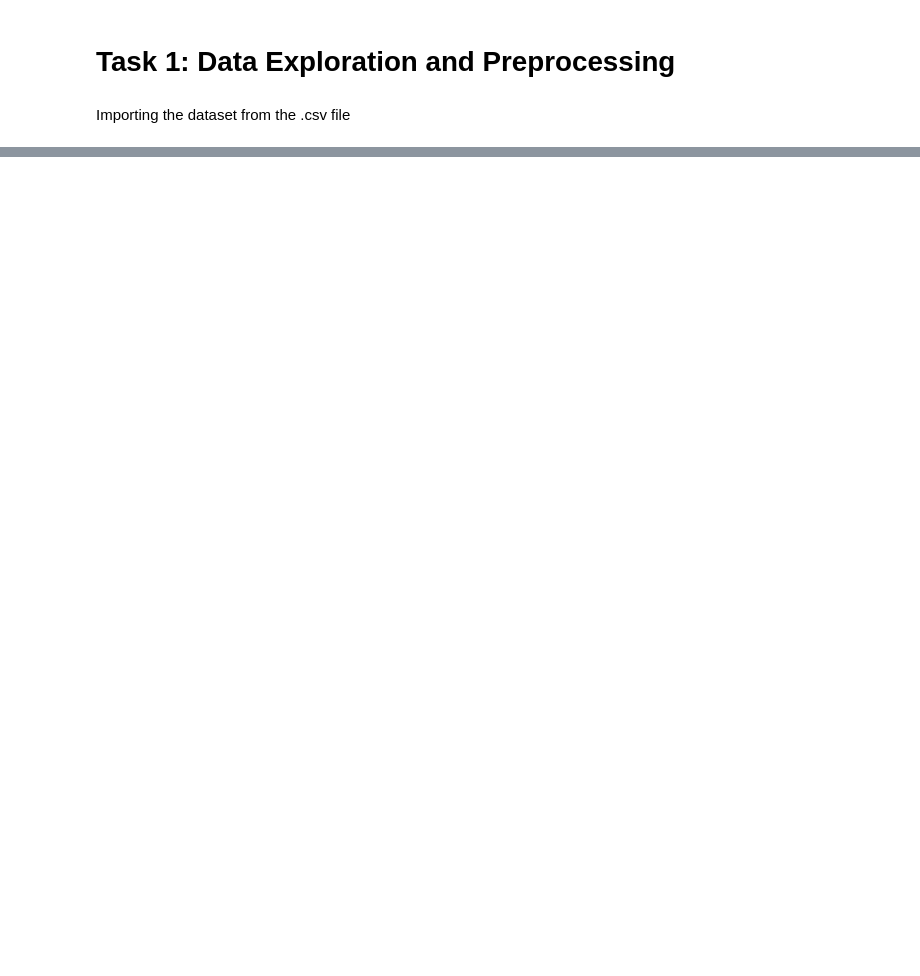
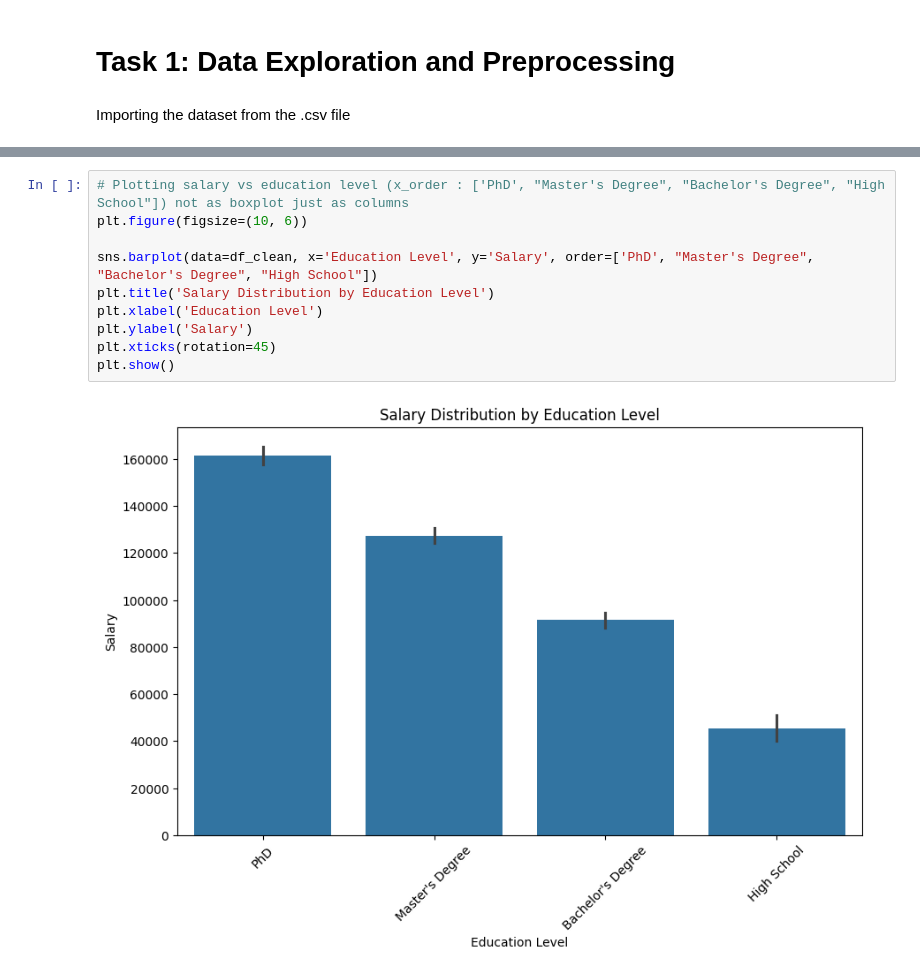
Before and after one commit to fedelimattia/O-ML-Project, a Jupyter notebook: notebook.ipynb, the cells around one changed output, grey strips where cells are left out. Saved outputs shown, nothing was run; the diff lists cells and outputs as text; blank space fills up the shorter version.

```diff
--- a/notebook.ipynb
+++ b/notebook.ipynb
@@ -53,0 +229,12 @@ df.head()
+# %%
+# Plotting salary vs education level (x_order : ['PhD', "Master's Degree", "Bachelor's Degree", "High School"]) not as boxplot just as columns
+plt.figure(figsize=(10, 6))
+
+sns.barplot(data=df_clean, x='Education Level', y='Salary', order=['PhD', "Master's Degree", "Bachelor's Degree", "High School"])
+plt.title('Salary Distribution by Education Level')
+plt.xlabel('Education Level')
+plt.ylabel('Salary')
+plt.xticks(rotation=45)
+plt.show()
+# %% [output]
+[figure, added]
```
Also changed, not shown: parts of 43 cells of this notebook, 2 other files.
